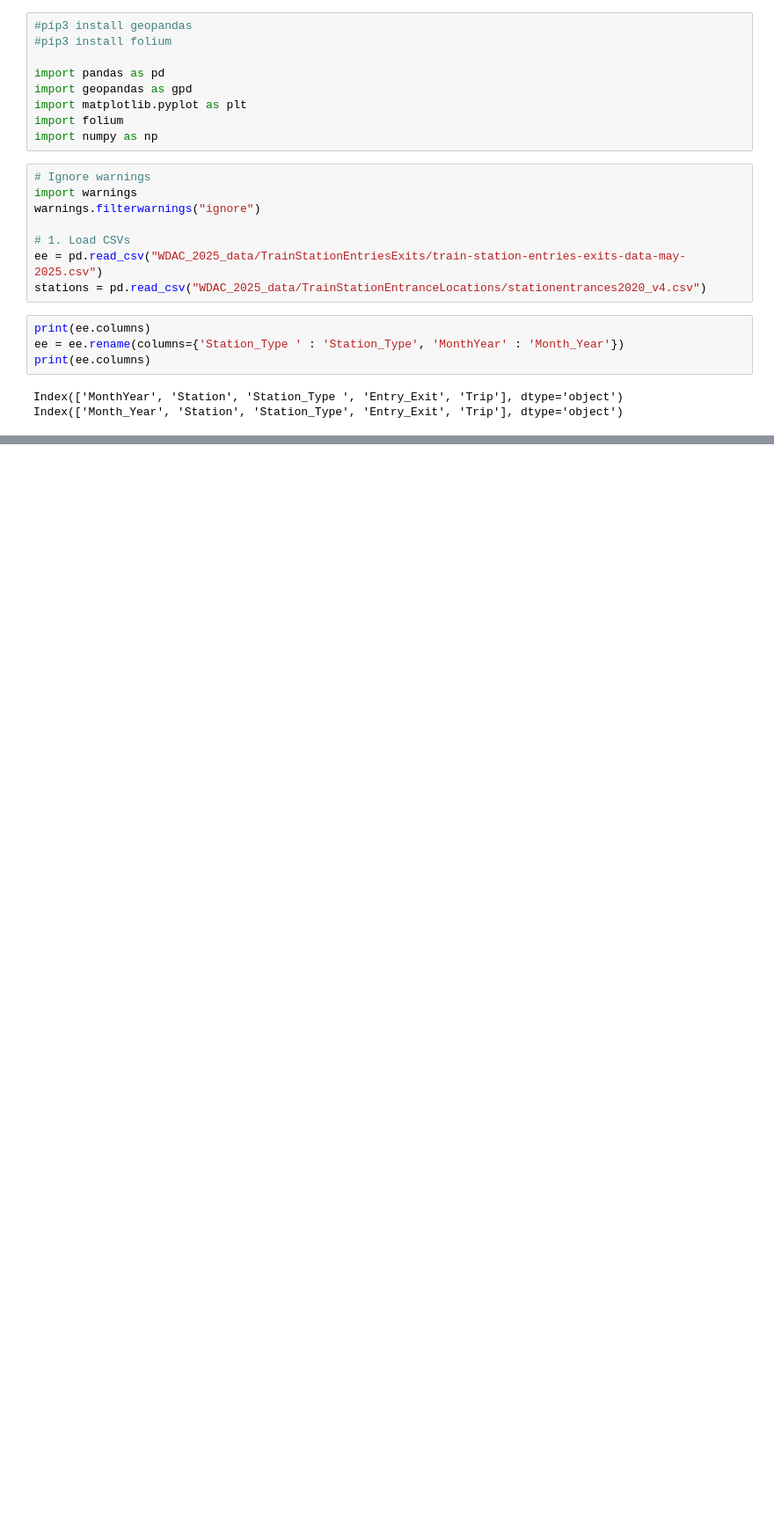
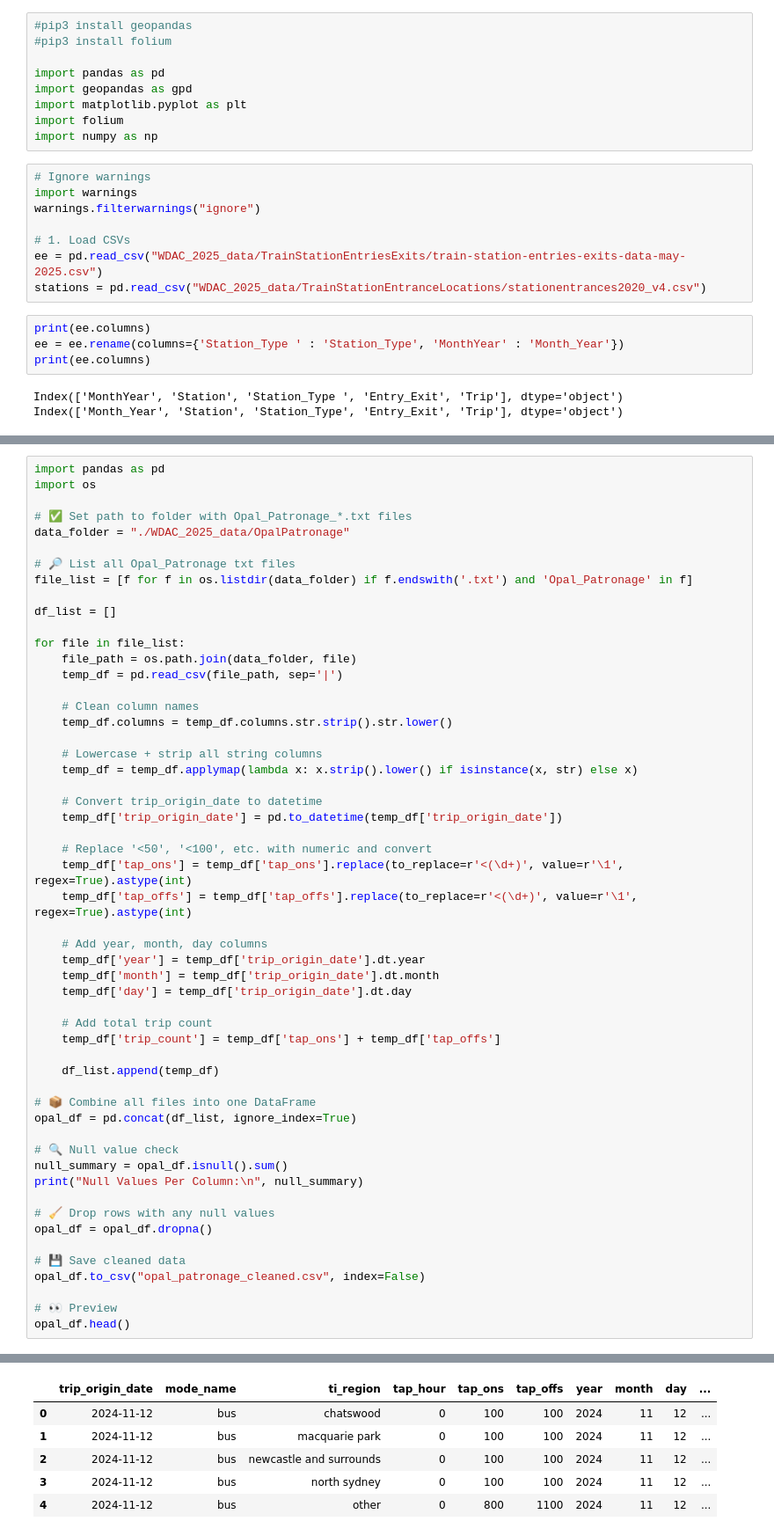
Before and after one commit to Yatik0452/NSWTravelTrack, a Jupyter notebook: goofballs.ipynb, the cells around one changed output, grey strips where cells are left out. Shown at 88% size. Saved outputs shown, nothing was run; the diff lists cells and outputs as text; blank space fills up the shorter version.

```diff
--- a/goofballs.ipynb
+++ b/goofballs.ipynb
@@ -104,3 +104,58 @@ LAT              11
 LONG             11
 dtype: int64
 [interactive output not drawn]
+# %%
+import pandas as pd
+import os
+
+# ✅ Set path to folder with Opal_Patronage_*.txt files
+data_folder = "./WDAC_2025_data/OpalPatronage"
+
+# 🔎 List all Opal_Patronage txt files
+file_list = [f for f in os.listdir(data_folder) if f.endswith('.txt') and 'Opal_Patronage' in f]
+
+df_list = []
+
+for file in file_list:
+    file_path = os.path.join(data_folder, file)
+    temp_df = pd.read_csv(file_path, sep='|')
+
+    # Clean column names
+    temp_df.columns = temp_df.columns.str.strip().str.lower()
+
+    # Lowercase + strip all string columns
+    temp_df = temp_df.applymap(lambda x: x.strip().lower() if isinstance(x, str) else x)
+
+    # Convert trip_origin_date to datetime
+    temp_df['trip_origin_date'] = pd.to_datetime(temp_df['trip_origin_date'])
+
+    # Replace '<50', '<100', etc. with numeric and convert
+    temp_df['tap_ons'] = temp_df['tap_ons'].replace(to_replace=r'<(\d+)', value=r'\1', regex=True).astype(int)
+    temp_df['tap_offs'] = temp_df['tap_offs'].replace(to_replace=r'<(\d+)', value=r'\1', regex=True).astype(int)
+
+    # Add year, month, day columns
+    temp_df['year'] = temp_df['trip_origin_date'].dt.year
+    temp_df['month'] = temp_df['trip_origin_date'].dt.month
+    temp_df['day'] = temp_df['trip_origin_date'].dt.day
+
+    # Add total trip count
+    temp_df['trip_count'] = temp_df['tap_ons'] + temp_df['tap_offs']
+
+    df_list.append(temp_df)
+
+# 📦 Combine all files into one DataFrame
+opal_df = pd.concat(df_list, ignore_index=True)
+
+# 🔍 Null value check
+null_summary = opal_df.isnull().sum()
+print("Null Values Per Column:\n", null_summary)
+
+# 🧹 Drop rows with any null values
+opal_df = opal_df.dropna()
+
+# 💾 Save cleaned data
+opal_df.to_csv("opal_patronage_cleaned.csv", index=False)
+
+# 👀 Preview
+opal_df.head()
+# %% [output]
@@ -106,0 +174,6 @@ dtype: int64
+|  | trip_origin_date | mode_name | ti_region | tap_hour | tap_ons | tap_offs | year | month | day | ... |
+| 0 | 2024-11-12 | bus | chatswood | 0 | 100 | 100 | 2024 | 11 | 12 | ... |
+| 1 | 2024-11-12 | bus | macquarie park | 0 | 100 | 100 | 2024 | 11 | 12 | ... |
+| 2 | 2024-11-12 | bus | newcastle and surrounds | 0 | 100 | 100 | 2024 | 11 | 12 | ... |
+| 3 | 2024-11-12 | bus | north sydney | 0 | 100 | 100 | 2024 | 11 | 12 | ... |
+| 4 | 2024-11-12 | bus | other | 0 | 800 | 1100 | 2024 | 11 | 12 | ... |
```
Also changed, not shown: parts of 7 cells of this notebook.
